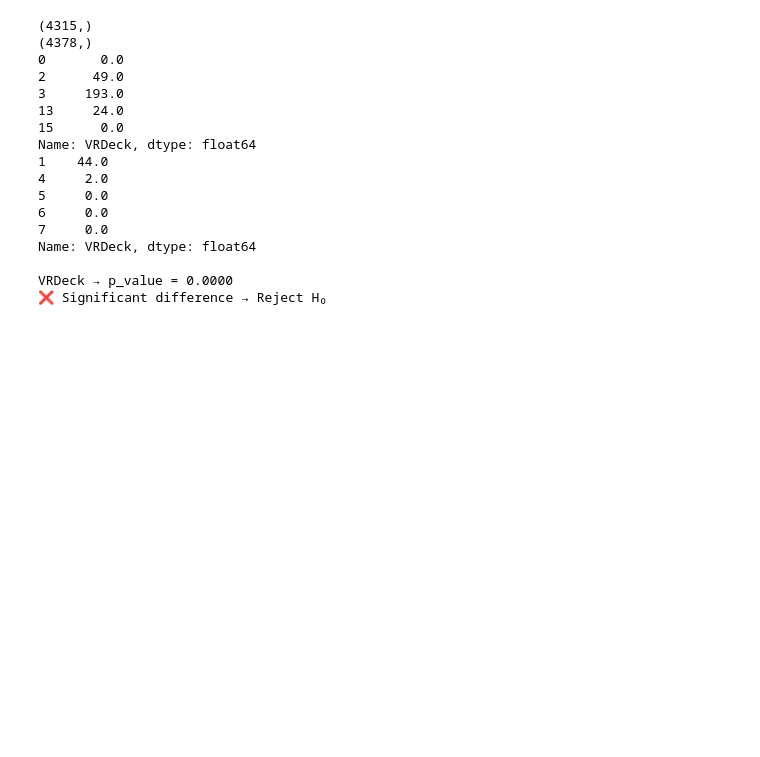
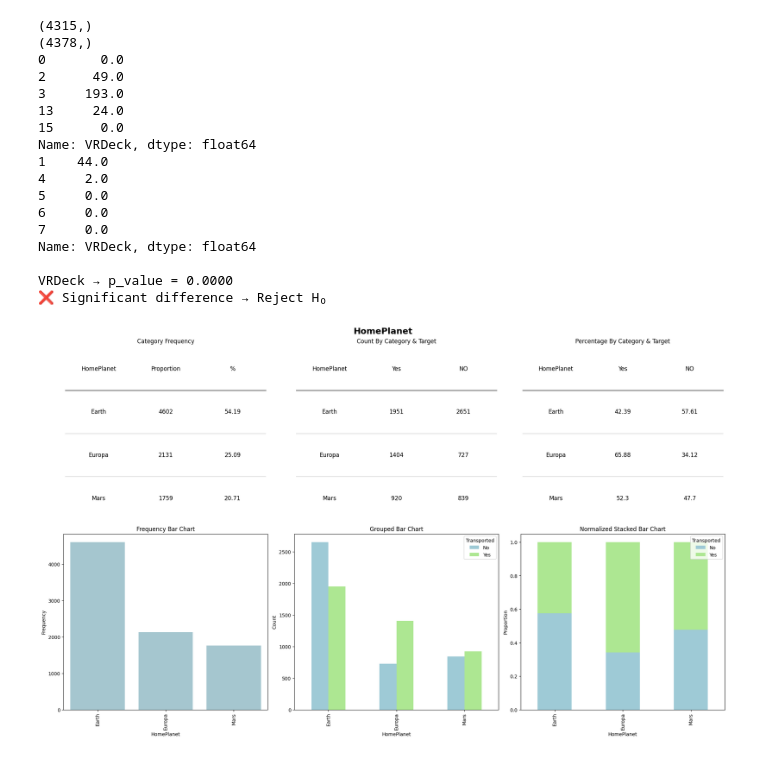
Before and after one commit to rezamirzaii/spaceship-titanic-ml, a Jupyter notebook: notebooks/spaceship_titanic.ipynb, the cells around one changed output. Saved outputs shown, nothing was run; the diff lists cells and outputs as text; code cells hidden in the pictures; blank space fills up the shorter version.

```diff
--- a/notebooks/spaceship_titanic.ipynb
+++ b/notebooks/spaceship_titanic.ipynb
@@ -400,3 +418,25 @@ Name: VRDeck, dtype: float64
 
 VRDeck → p_value = 0.0000
 ❌ Significant difference → Reject H₀
+# %%
+def freqencytable(col):
+    value_count = col.value_counts()
+    table = pd.DataFrame({'Proportion' :  value_count,
+                          '%' : round(((value_count)/(value_count.sum()))*100,2)})
+    return table
+def count_category_target(data,cat_col,target_col):
+    value_count_y = data[data[target_col]==1][cat_col].value_counts()
+    value_count_n = data[data[target_col]==0][cat_col].value_counts()
+#    value_count_n = round((data[data[target_col]==0][cat_col].value_counts())/(data[data[target_col]==0][cat_col].value_counts().sum())*100,2)
+    table1 = pd.DataFrame({'Yes': value_count_y,
+                           'NO' : value_count_n
+                           })
+    return table1
+
+def percentage_category_target(data,cat_col,target_col):
+    value_count_y = round((data[data[target_col]==1][cat_col].value_counts())/(data[cat_col].value_counts())*100,2)
+    value_count_n = round((data[data[target_col]==0][cat_col].value_counts())/(data[cat_col].value_counts())*100,2)
+    table2 = pd.DataFrame({'Yes': value_count_y,
+                           'NO' : value_count_n
+                           })
+    return table2
@@ -402,0 +548,4 @@ VRDeck → p_value = 0.0000
+# %%
+categorical_data(df_train,'HomePlanet','Transported')
+# %% [output]
+[figure, added]
```
Also changed, not shown: parts of 17 cells of this notebook.
